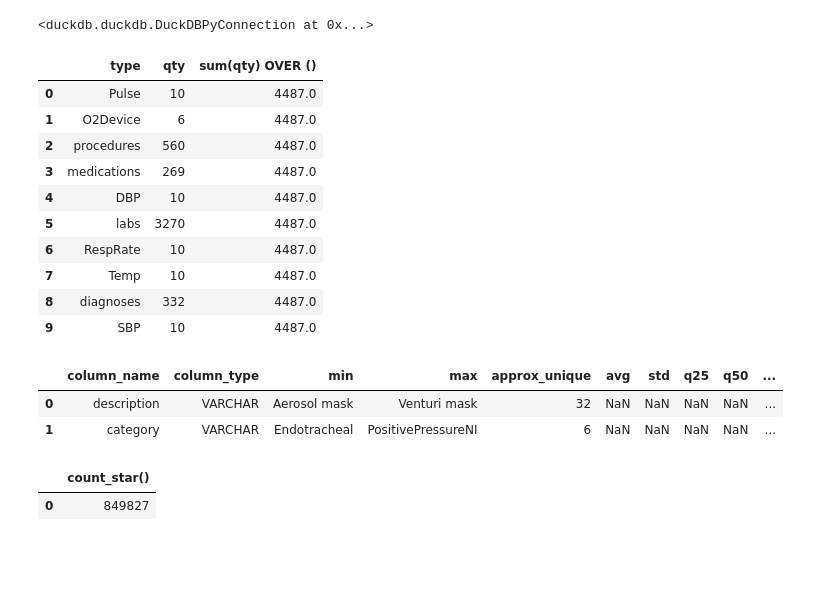
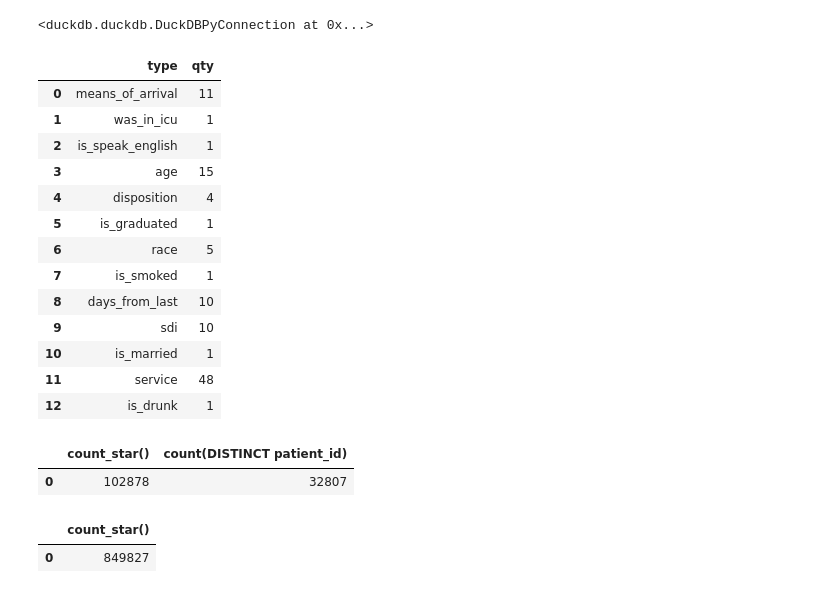
Before and after one commit to VGSML/diabetes-pred, a Jupyter notebook: src/readmissions/data-analysis.ipynb, the cells around one changed output. Cells and saved outputs as stored; diff of their text form; code cells hidden in the pictures; blank space fills up the shorter version.

```diff
--- a/src/readmissions/data-analysis.ipynb
+++ b/src/readmissions/data-analysis.ipynb
@@ -725,28 +724,46 @@ COPY (
 <duckdb.duckdb.DuckDBPyConnection at 0x...>
 # %%
 conn.query("""
-SELECT type, COUNT(*) AS qty, SUM(qty) OVER()  FROM dynamic_data_vocab GROUP BY type
+SELECT type, COUNT(*) AS qty FROM static_data_vocab GROUP BY type
 """).df()
 # %% [output]
-|  | type | qty | sum(qty) OVER () |
-| 0 | Pulse | 10 | 4487.0 |
-| 1 | O2Device | 6 | 4487.0 |
-| 2 | procedures | 560 | 4487.0 |
-| 3 | medications | 269 | 4487.0 |
-| 4 | DBP | 10 | 4487.0 |
-| 5 | labs | 3270 | 4487.0 |
-| 6 | RespRate | 10 | 4487.0 |
-| 7 | Temp | 10 | 4487.0 |
-| 8 | diagnoses | 332 | 4487.0 |
-| 9 | SBP | 10 | 4487.0 |
+|  | type | qty |
+| 0 | means_of_arrival | 11 |
+| 1 | was_in_icu | 1 |
+| 2 | is_speak_english | 1 |
+| 3 | age | 15 |
+| 4 | disposition | 4 |
+| 5 | is_graduated | 1 |
+| 6 | race | 5 |
+| 7 | is_smoked | 1 |
+| 8 | days_from_last | 10 |
+| 9 | sdi | 10 |
+| 10 | is_married | 1 |
+| 11 | service | 48 |
+| 12 | is_drunk | 1 |
-# %%
-duckdb.query("""
-SUMMARIZE FROM read_csv('/data/vgribanov/data/readm/o2device_mapping.csv');
-""").df()
-# %% [output]
-|  | column_name | column_type | min | max | approx_unique | avg | std | q25 | q50 | ... |
-| 0 | description | VARCHAR | Aerosol mask | Venturi mask | 32 | NaN | NaN | NaN | NaN | ... |
-| 1 | category | VARCHAR | Endotracheal | PositivePressureNI | 6 | NaN | NaN | NaN | NaN | ... |
+# %%
+conn.query("""
+with data AS (
+    SELECT
+        encounters.idx,
+        encounters.patient_id,
+        static_features.features AS static_features,
+        dynamic_features.features AS dynamic_features,
+        dynamic_features.periods AS periods
+    FROM encounters
+            INNER JOIN static_features ON
+                encounters.patient_id = static_features.patient_id AND
+                encounters.encounter_id = static_features.encounter_id
+            INNER JOIN dynamic_features ON
+                encounters.patient_id = dynamic_features.patient_id AND
+                encounters.encounter_id = dynamic_features.encounter_id
+)
+SELECT COUNT(*), count(distinct patient_id)
+FROM data
+""").df()
+# %% [output]
+|  | count_star() | count(DISTINCT patient_id) |
+| 0 | 102878 | 32807 |
 # %%
 duckdb.query(f"""
     SELECT COUNT(*) FROM '{pathlib.Path(out_file_path)}/data.parquet';
```
Also changed, not shown: parts of 5 cells of this notebook.
